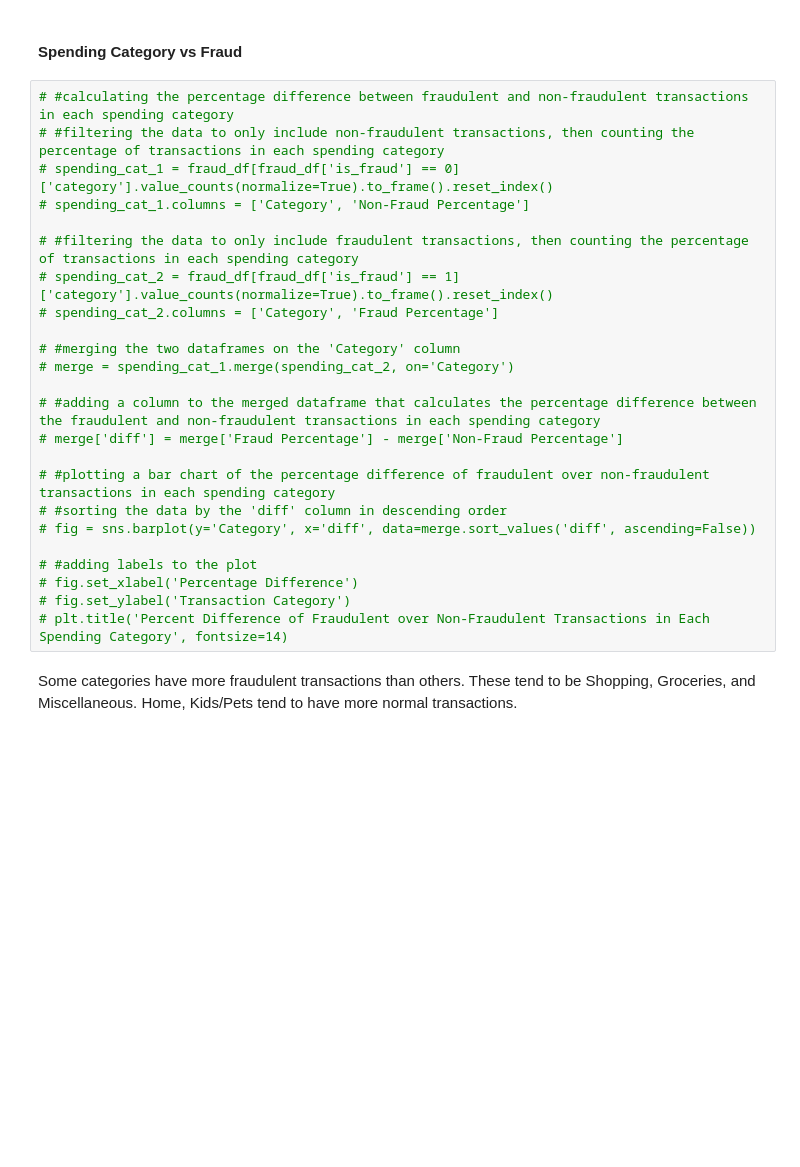
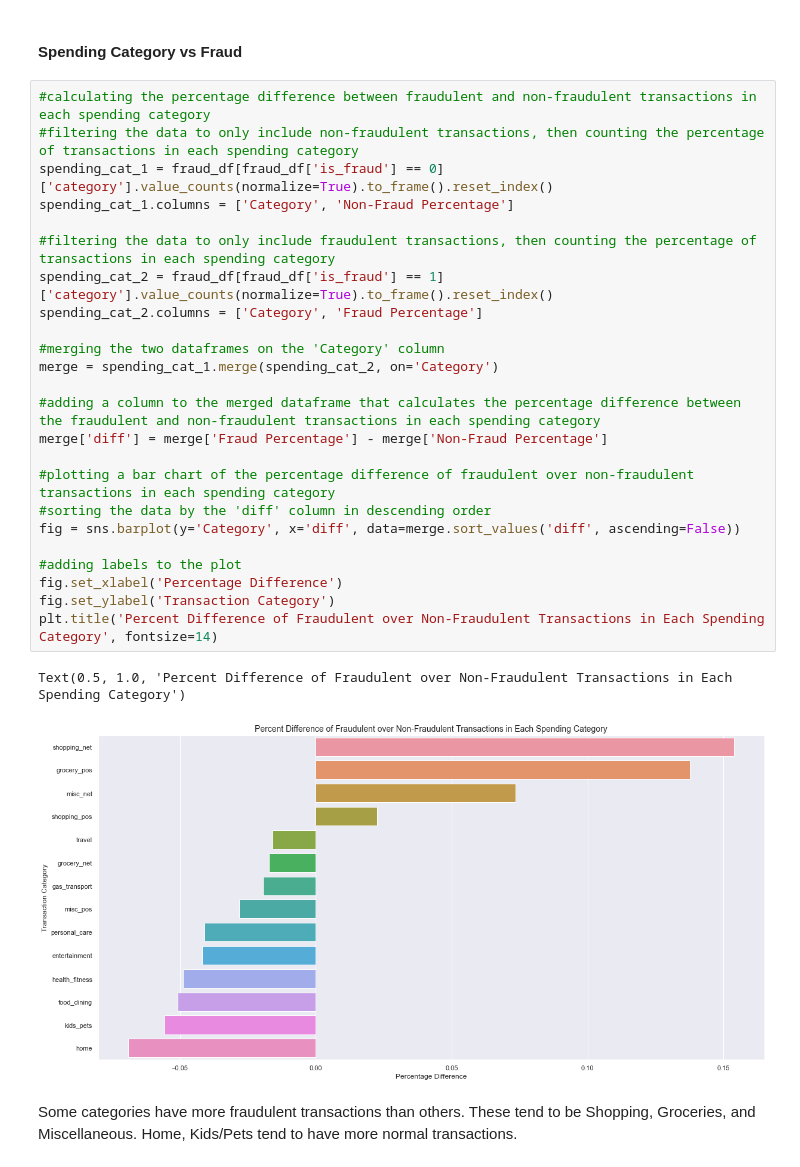
Before and after one commit to emily-chen8/DS4400-final-project, a Jupyter notebook: ds4400_fp.ipynb, the cells around one changed output. Cells and saved outputs as stored; diff of their text form; blank space fills up the shorter version.

```diff
--- a/ds4400_fp.ipynb
+++ b/ds4400_fp.ipynb
@@ -104,29 +111,32 @@ There is no clear difference between genders when it comes to fraud vs non-fraud
 # %% [markdown]
 #### Spending Category vs Fraud
 # %%
-# #calculating the percentage difference between fraudulent and non-fraudulent transactions in each spending category
-# #filtering the data to only include non-fraudulent transactions, then counting the percentage of transactions in each spending category
-# spending_cat_1 = fraud_df[fraud_df['is_fraud'] == 0]['category'].value_counts(normalize=True).to_frame().reset_index()
-# spending_cat_1.columns = ['Category', 'Non-Fraud Percentage']
+#calculating the percentage difference between fraudulent and non-fraudulent transactions in each spending category
+#filtering the data to only include non-fraudulent transactions, then counting the percentage of transactions in each spending category
+spending_cat_1 = fraud_df[fraud_df['is_fraud'] == 0]['category'].value_counts(normalize=True).to_frame().reset_index()
+spending_cat_1.columns = ['Category', 'Non-Fraud Percentage']
 
-# #filtering the data to only include fraudulent transactions, then counting the percentage of transactions in each spending category
-# spending_cat_2 = fraud_df[fraud_df['is_fraud'] == 1]['category'].value_counts(normalize=True).to_frame().reset_index()
-# spending_cat_2.columns = ['Category', 'Fraud Percentage']
+#filtering the data to only include fraudulent transactions, then counting the percentage of transactions in each spending category
+spending_cat_2 = fraud_df[fraud_df['is_fraud'] == 1]['category'].value_counts(normalize=True).to_frame().reset_index()
+spending_cat_2.columns = ['Category', 'Fraud Percentage']
 
-# #merging the two dataframes on the 'Category' column
-# merge = spending_cat_1.merge(spending_cat_2, on='Category')
+#merging the two dataframes on the 'Category' column
+merge = spending_cat_1.merge(spending_cat_2, on='Category')
 
-# #adding a column to the merged dataframe that calculates the percentage difference between the fraudulent and non-fraudulent transactions in each spending category
-# merge['diff'] = merge['Fraud Percentage'] - merge['Non-Fraud Percentage']
+#adding a column to the merged dataframe that calculates the percentage difference between the fraudulent and non-fraudulent transactions in each spending category
+merge['diff'] = merge['Fraud Percentage'] - merge['Non-Fraud Percentage']
 
-# #plotting a bar chart of the percentage difference of fraudulent over non-fraudulent transactions in each spending category
-# #sorting the data by the 'diff' column in descending order
-# fig = sns.barplot(y='Category', x='diff', data=merge.sort_values('diff', ascending=False))
+#plotting a bar chart of the percentage difference of fraudulent over non-fraudulent transactions in each spending category
+#sorting the data by the 'diff' column in descending order
+fig = sns.barplot(y='Category', x='diff', data=merge.sort_values('diff', ascending=False))
 
-# #adding labels to the plot
-# fig.set_xlabel('Percentage Difference')
-# fig.set_ylabel('Transaction Category')
-# plt.title('Percent Difference of Fraudulent over Non-Fraudulent Transactions in Each Spending Category', fontsize=14)
+#adding labels to the plot
+fig.set_xlabel('Percentage Difference')
+fig.set_ylabel('Transaction Category')
+plt.title('Percent Difference of Fraudulent over Non-Fraudulent Transactions in Each Spending Category', fontsize=14)
+# %% [output]
+Text(0.5, 1.0, 'Percent Difference of Fraudulent over Non-Fraudulent Transactions in Each Spending Category')
+[figure, added]
 # %% [markdown]
 Some categories have more fraudulent transactions than others. These tend to be Shopping, Groceries, and Miscellaneous. Home, Kids/Pets tend to have more normal transactions.
 # %% [markdown]
```
Also changed, not shown: parts of 15 cells of this notebook.
